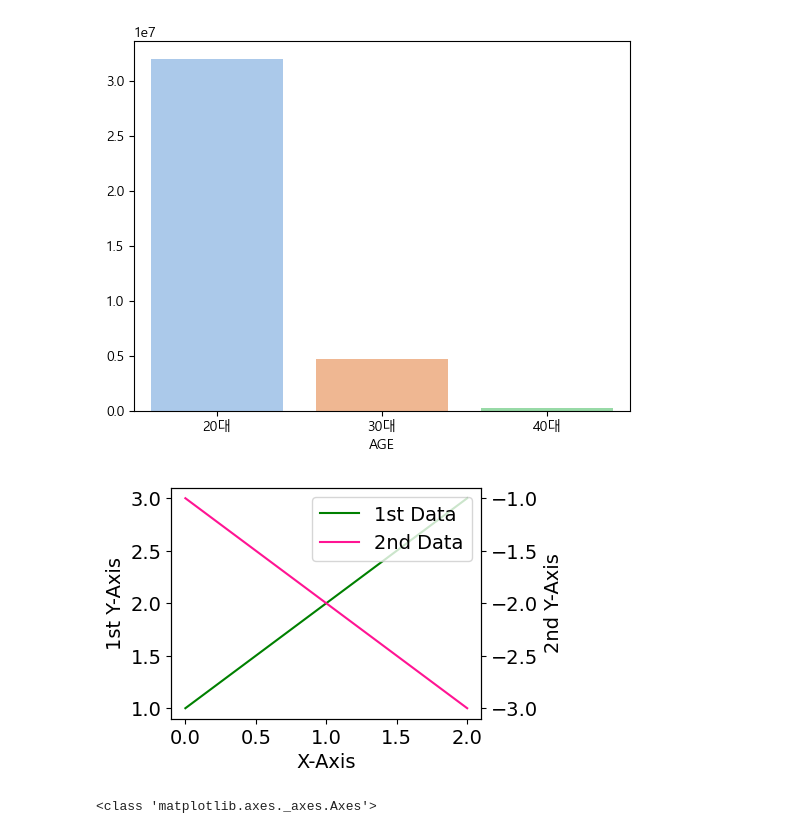
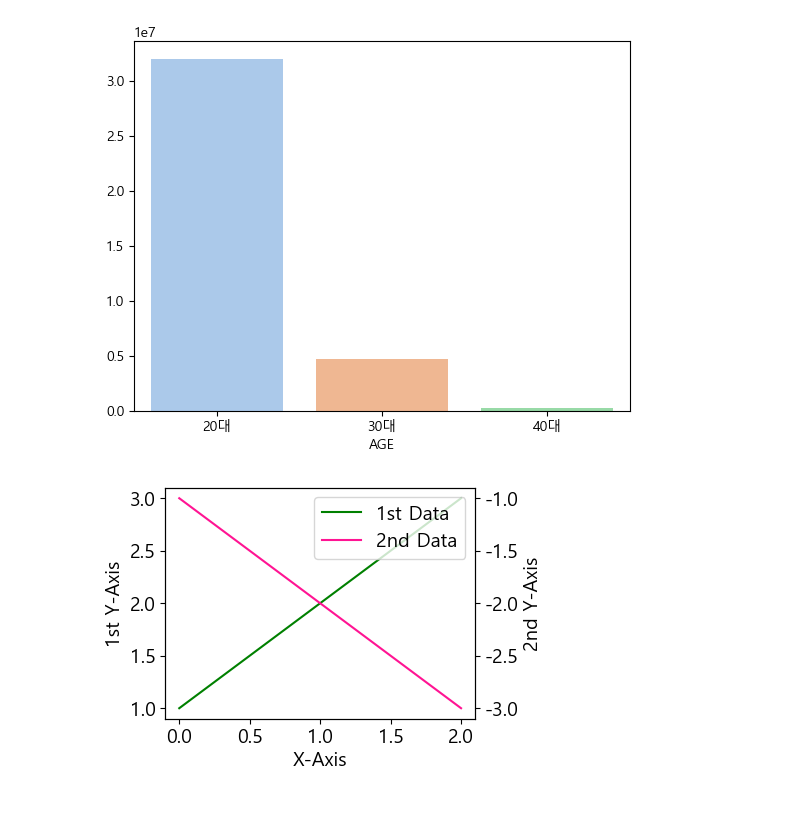
Before and after one commit to KU-WM/Python-Start, a Jupyter notebook: Ch06/04_Practice.ipynb, the cells around one changed output. Drawn from its saved outputs; the diff is of its cells as text; code cells hidden in the pictures; blank space fills up the shorter version.

Commit message:
2025-03-11 matplotlib seaborn

```diff
--- a/Ch06/04_Practice.ipynb
+++ b/Ch06/04_Practice.ipynb
@@ -233,28 +277,27 @@ Passing `palette` without assigning `hue` is deprecated and will be removed in v
 # %%
 import matplotlib.pyplot as plt
 import numpy as np
 
-plt.style.use('default')
-plt.rcParams['figure.figsize'] = (4, 3)
-plt.rcParams['font.size'] = 14
+# plt.style.use('default')
+# plt.rcParams['figure.figsize'] = (4, 3)
+# plt.rcParams['font.size'] = 14
 
 x = np.arange(0, 3)
 y1 = x + 1
 y2 = -x - 1
 
 fig, ax1 = plt.subplots()
 ax1.set_xlabel('X-Axis')
 ax1.set_ylabel('1st Y-Axis')
 line1 = ax1.plot(x, y1, color='green', label='1st Data')
 
 ax2 = ax1.twinx()
 ax2.set_ylabel('2nd Y-Axis')
 line2 = ax2.plot(x, y2, color='deeppink', label='2nd Data')
 
 lines = line1 + line2
 labels = [l.get_label() for l in lines]
 ax1.legend(lines, labels, loc='upper right')
 plt.show()
 # %% [output]
-[figure, old version]
+[figure, new version]
-<class 'matplotlib.axes._axes.Axes'>
```
Also changed, not shown: parts of 2 cells of this notebook.
